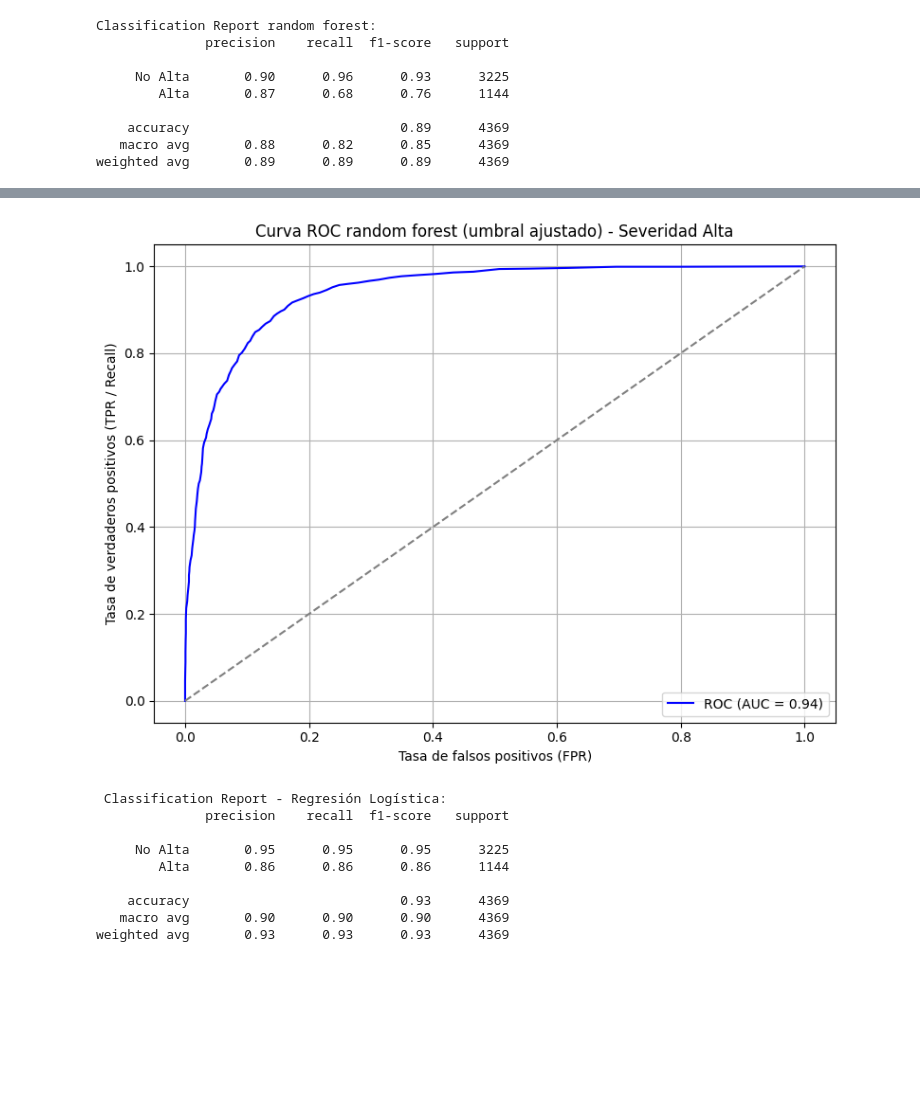
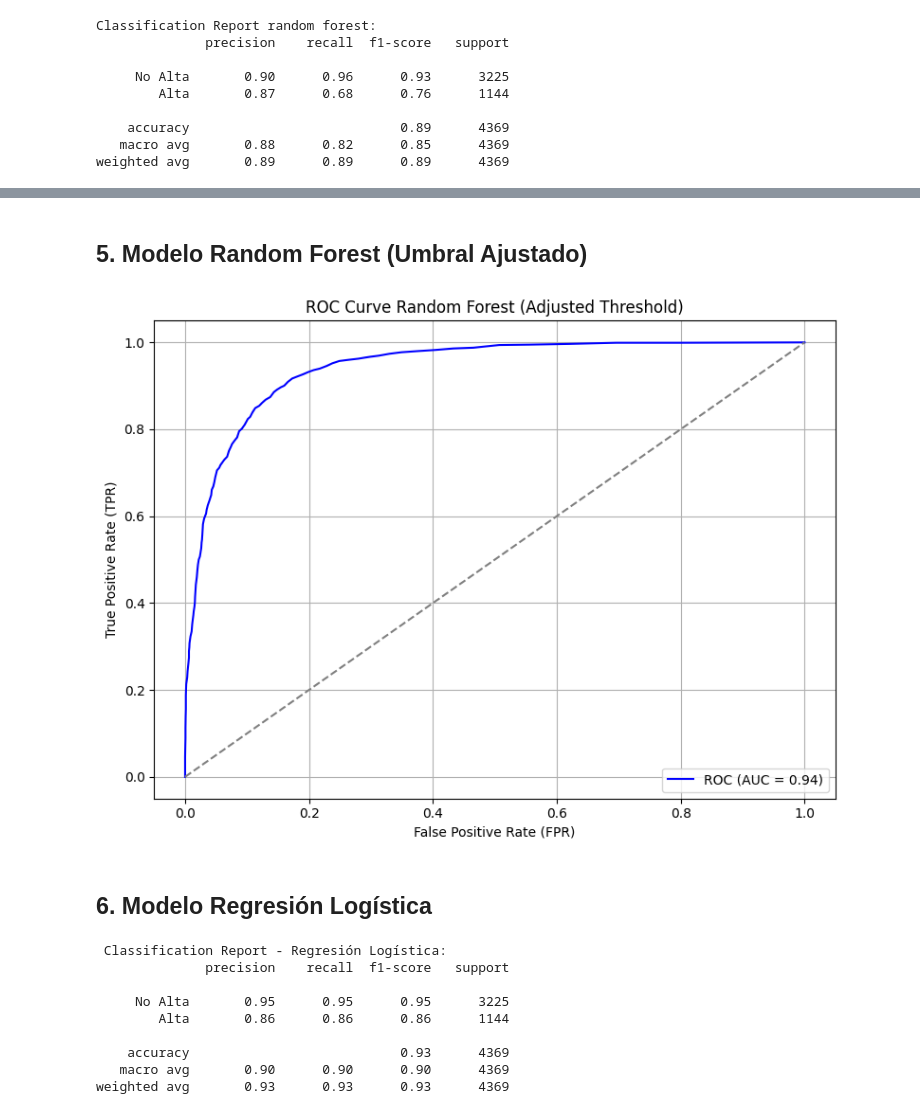
Before and after one commit to Miguestilinski/Proyecto1AM, a Jupyter notebook: Proyecto1.ipynb, the cells around one changed output, grey strips where cells are left out. Drawn from its saved outputs; the diff is of its cells as text; code cells hidden in the pictures; blank space fills up the shorter version.

```diff
--- a/Proyecto1.ipynb
+++ b/Proyecto1.ipynb
@@ -118,7 +130,4 @@ Name: proportion, dtype: float64
 # %%
-# Cargar archivo
-df = pd.read_csv('dataset_elpino.csv', delimiter=';')
-
 # Extraer código numérico del GRD y severidad
 df['GRD_codigo'] = df['GRD'].astype(str).str.extract(r'(\d+)', expand=False)
 df['Severidad'] = df['GRD_codigo'].str[-1]
@@ -276,22 +313,26 @@ Matriz de confusión:
+# %% [markdown]
+## 5. Modelo Random Forest (Umbral Ajustado)
 # %%
 # Probabilidades de predicción
 y_proba = pipeline.predict_proba(X_test)[:, 1]
 
 # Calcular curva ROC
 fpr, tpr, thresholds = roc_curve(y_test, y_proba)
 roc_auc = auc(fpr, tpr)
 
 # Graficar
 plt.figure(figsize=(8, 6))
 plt.plot(fpr, tpr, color='blue', label=f'ROC (AUC = {roc_auc:.2f})')
 plt.plot([0, 1], [0, 1], color='gray', linestyle='--')  # diagonal
-plt.xlabel('Tasa de falsos positivos (FPR)')
-plt.ylabel('Tasa de verdaderos positivos (TPR / Recall)')
-plt.title('Curva ROC random forest (umbral ajustado) - Severidad Alta')
+plt.xlabel('False Positive Rate (FPR)')
+plt.ylabel('True Positive Rate (TPR)')
+plt.title('ROC Curve Random Forest (Adjusted Threshold)')
 plt.legend(loc='lower right')
 plt.grid(True)
 plt.tight_layout()
 plt.show()
 # %% [output]
-[figure, old version]
+[figure, new version]
+# %% [markdown]
+## 6. Modelo Regresión Logística
 # %%
```
Also changed, not shown: parts of 15 cells of this notebook.
